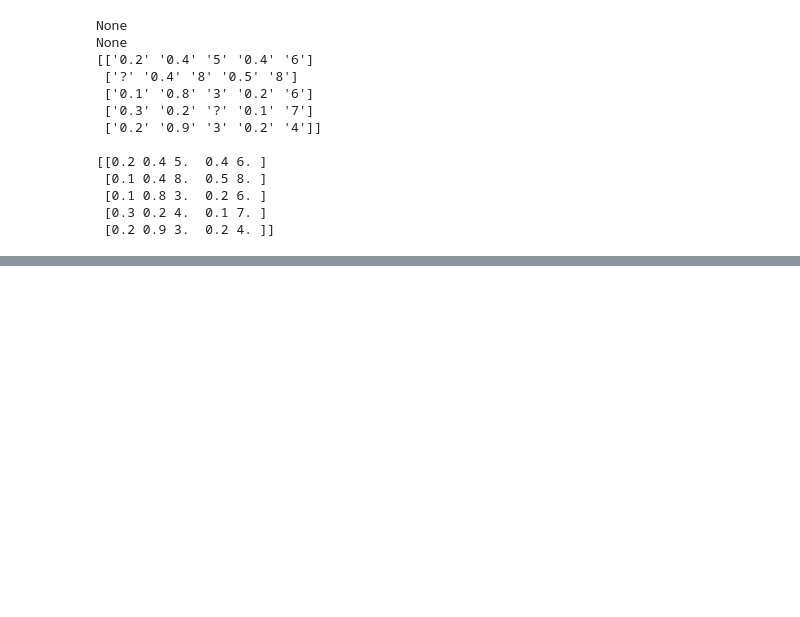
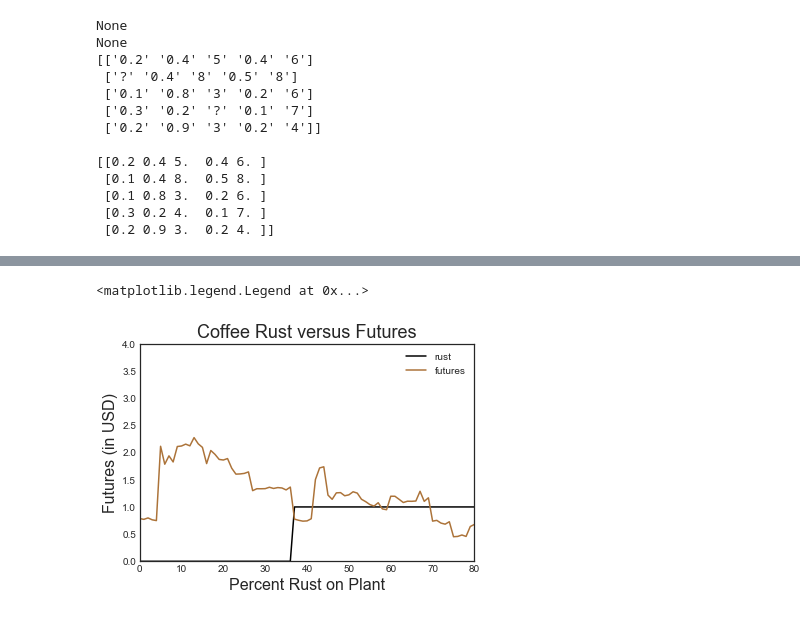
Before and after one commit to thedatalass/CoffeeRust, a Jupyter notebook: kNN_Imputer.ipynb, the cells around one changed output, grey strips where cells are left out. Saved outputs shown, nothing was run; the diff lists cells and outputs as text; code cells hidden in the pictures; blank space fills up the shorter version.

```diff
--- a/kNN_Imputer.ipynb
+++ b/kNN_Imputer.ipynb
@@ -188,0 +196,15 @@ array([['1/1/1991', 25.643, 260.878, '15.00', 2273.83, 0.8805],
+# %%
+brasil_new['rust'].plot(color='black')
+brasil_new['futures'].plot(color='#ac7339')
+#Set x-axis range from 0-50
+plt.xlim(0,80)
+plt.ylim(0,4)
+#Add xaxis label
+plt.xlabel("Percent Rust on Plant", fontsize=16)
+#Add yaxis label
+plt.ylabel("Futures (in USD)", fontsize=16)
+plt.title("Coffee Rust versus Futures", fontsize=18)
+plt.legend()
+# %% [output]
+<matplotlib.legend.Legend at 0x...>
+[figure, added]
```
Also changed, not shown: parts of 35 cells of this notebook.
